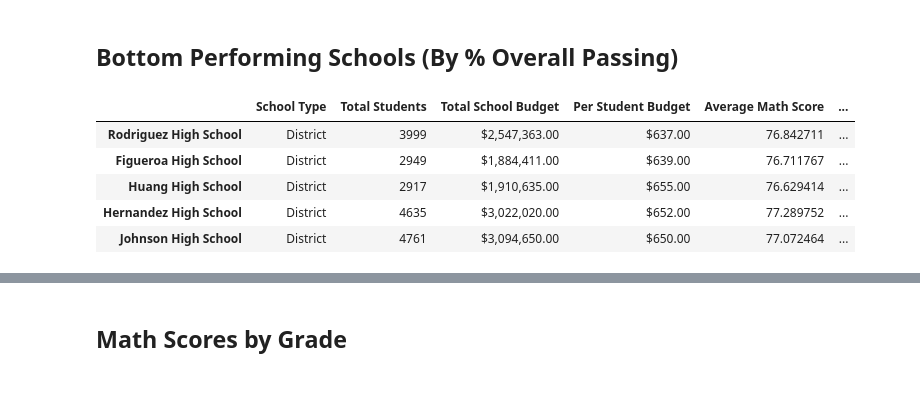
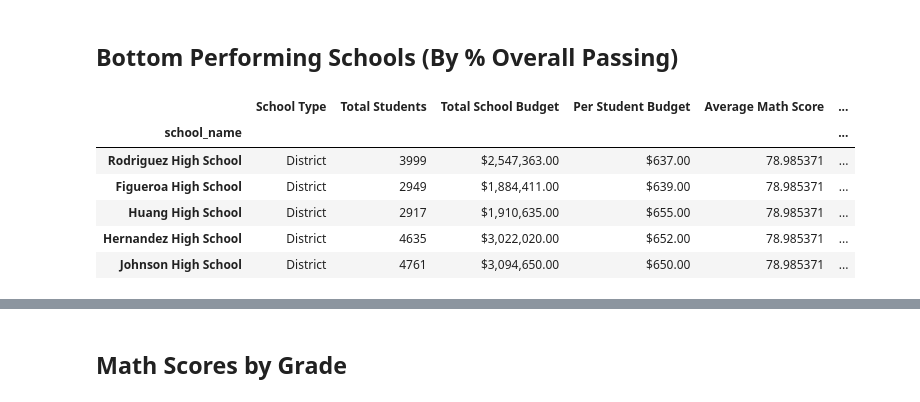
Before and after one commit to leahkrause/pandas-challenge, a Jupyter notebook: PyCitySchools/PyCitySchools_starter.ipynb, the cells around one changed output, grey strips where cells are left out. Saved outputs shown, nothing was run; the diff lists cells and outputs as text; code cells hidden in the pictures.

```diff
--- a/PyCitySchools/PyCitySchools_starter.ipynb
+++ b/PyCitySchools/PyCitySchools_starter.ipynb
@@ -67,7 +68,8 @@ average_math_score =
 78.98537145774827
 # %%
 # Calculate the average (mean) reading score
-average_reading_score =
+average_reading_score = student_data_complete["reading_score"].mean()
+average_reading_score
 # %% [output]
 81.87784018381414
 # %%
@@ -78,6 +80,7 @@ passing_math_percentage
 # %% [output]
 74.9808526933878
 # %%
-# Calculate the percentage of students who passeed reading (hint: look at how the math percentage was calculated)
-passing_reading_count =
-passing_reading_percentage =
+# Calculate the percentage of students who passed reading (hint: look at how the math percentage was calculated)
+passing_reading_count = school_data_complete[(school_data_complete["reading_score"] >= 70)].count()["student_name"]
+passing_reading_percentage = passing_reading_count / float(student_count) * 100
+passing_reading_percentage
@@ -110,4 +123,6 @@ district_summary
 school_types = school_data.set_index(["school_name"])["type"]
 # %%
 # Calculate the total student count
-per_school_counts =
+per_school_counts = school_data_complete.groupby(["school_name"])
+per_school_counts = per_school_counts["student_name"].count()
+per_school_counts
@@ -138,6 +332,15 @@ overall_passing_rate = passing_math_and_reading.groupby(["school_name"]).count()
 # %%
 # Create a DataFrame called `per_school_summary` with columns for the calculations above.
-
+per_school_summary = pd.DataFrame({"School Type": school_types,
+                                  "Total Students": per_school_counts,
+                                  "Total School Budget": per_school_budget,
+                                   "Per Student Budget": per_school_capita,
+                                  "Average Math Score": average_math_score,
+                                  "Average Reading Score": average_reading_score,
+                                  "% Passing Math": passing_math_percentage,
+                                  "% Passing Reading": passing_reading_percentage,
+                                  "% Overall Passing": overall_passing_rate
+})
 
 # Formatting
 per_school_summary["Total School Budget"] = per_school_summary["Total School Budget"].map("${:,.2f}".format)
@@ -177,10 +384,13 @@ per_school_summary
 ## Bottom Performing Schools (By % Overall Passing)
 # %%
 # Sort the schools by `% Overall Passing` in ascending order and display the top 5 rows.
+per_school_summary_bottom = per_school_summary.sort_values(by=["% Overall Passing"], ascending=True)
+per_school_summary_bottom.head(5)
 # %% [output]
 |  | School Type | Total Students | Total School Budget | Per Student Budget | Average Math Score | ... |
-| Rodriguez High School | District | 3999 | $2,547,363.00 | $637.00 | 76.842711 | ... |
-| Figueroa High School | District | 2949 | $1,884,411.00 | $639.00 | 76.711767 | ... |
-| Huang High School | District | 2917 | $1,910,635.00 | $655.00 | 76.629414 | ... |
-| Hernandez High School | District | 4635 | $3,022,020.00 | $652.00 | 77.289752 | ... |
-| Johnson High School | District | 4761 | $3,094,650.00 | $650.00 | 77.072464 | ... |
+| school_name |  |  |  |  |  | ... |
+| Rodriguez High School | District | 3999 | $2,547,363.00 | $637.00 | 78.985371 | ... |
+| Figueroa High School | District | 2949 | $1,884,411.00 | $639.00 | 78.985371 | ... |
+| Huang High School | District | 2917 | $1,910,635.00 | $655.00 | 78.985371 | ... |
+| Hernandez High School | District | 4635 | $3,022,020.00 | $652.00 | 78.985371 | ... |
+| Johnson High School | District | 4761 | $3,094,650.00 | $650.00 | 78.985371 | ... |
```
Also changed, not shown: parts of 19 cells of this notebook.
